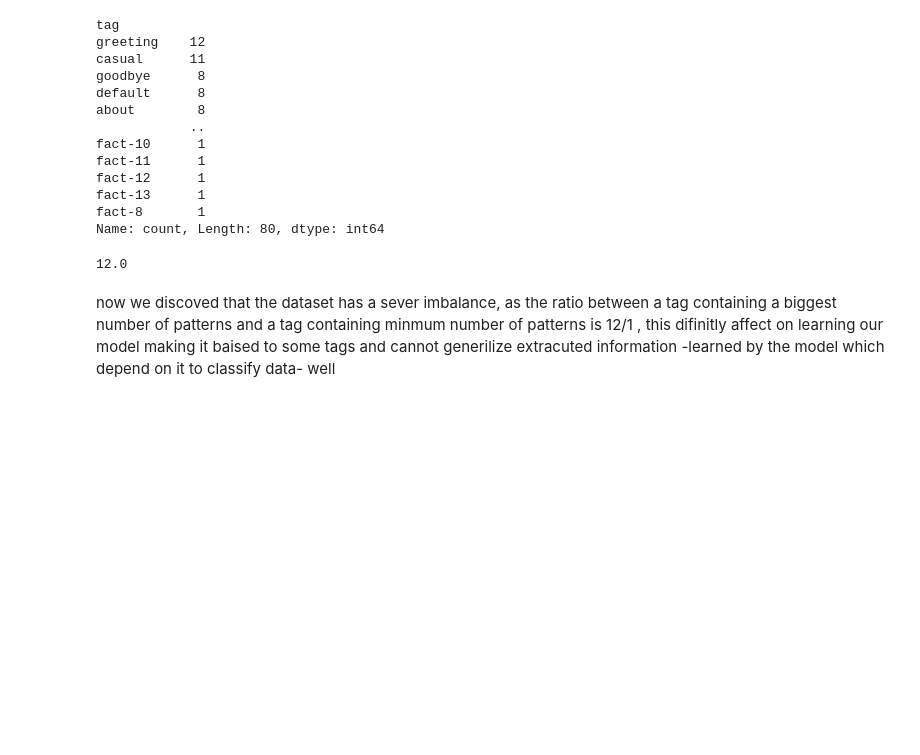
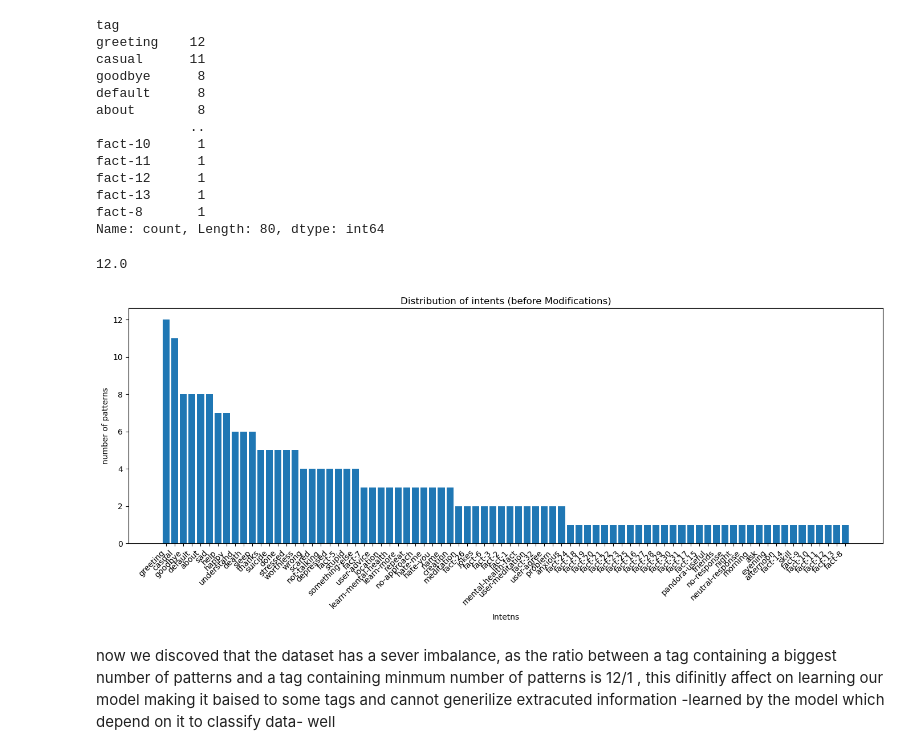
Before and after one commit to Selim9-9/Chatbot-For-Mental-Health, a Jupyter notebook: ChatBot.ipynb, the cells around one changed output. Saved outputs shown, nothing was run; the diff lists cells and outputs as text; code cells hidden in the pictures; blank space fills up the shorter version.

```diff
--- a/ChatBot.ipynb
+++ b/ChatBot.ipynb
@@ -149,6 +91,22 @@ imbalance_ratio = max_count/ min_count
 print(imbalance_ratio)
 # %% [output]
 12.0
+# %%
+import matplotlib.pyplot as plt
+plt.figure(figsize=(14,6))
+
+plt.bar(df['tag'].value_counts().index,df['tag'].value_counts().values)
+
+plt.title('Distribution of intents (before Modifications)')
+plt.xlabel('Intetns')
+plt.ylabel('number of patterns')
+
+plt.xticks(rotation=45, ha='right')
+plt.tight_layout()
+
+plt.show()
+# %% [output]
+[figure, added]
 # %% [markdown]
 now we discoved that the dataset has a sever imbalance, as the ratio between a tag containing a biggest number of patterns and a tag containing minmum number of patterns is 12/1 , this difinitly affect on learning our model making it baised to some tags and cannot generilize extracuted information -learned by the model which depend on it to classify data- well
 # %% [markdown]
```
Also changed, not shown: parts of 18 cells of this notebook.
